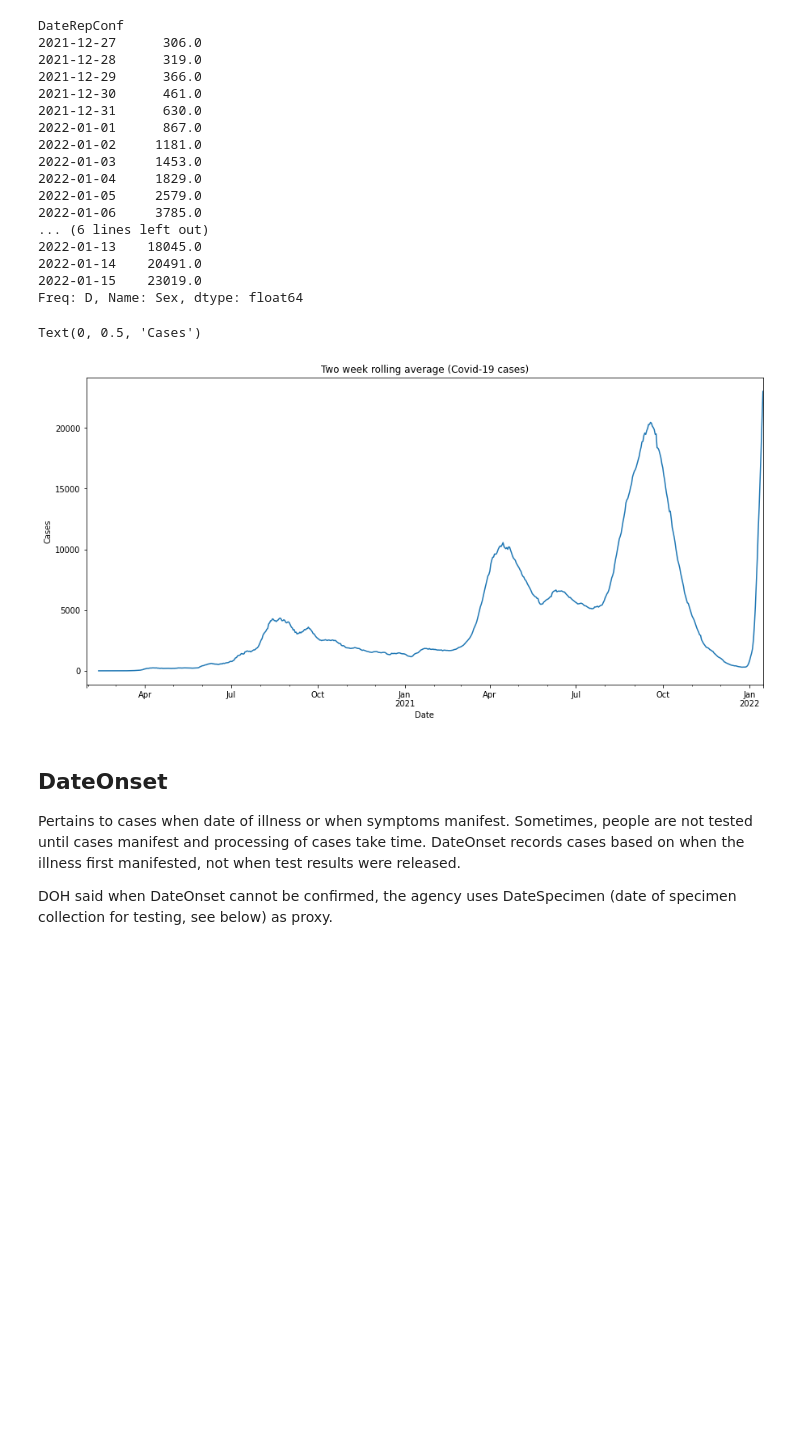
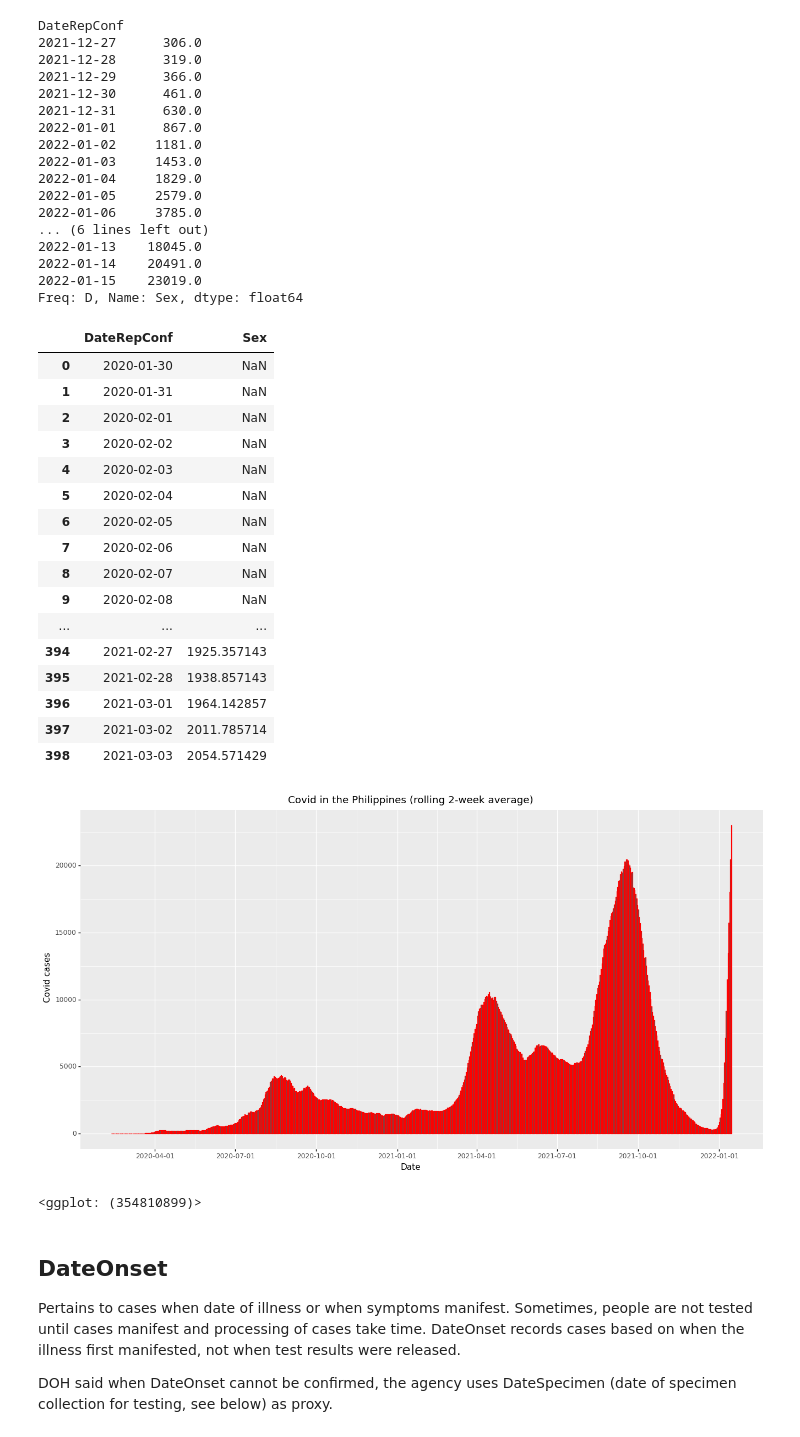
Before and after one commit to pmagtulis/covid-ph, a Jupyter notebook: covid-philippines.ipynb, the cells around one changed output. Cells and saved outputs as stored; diff of their text form; code cells hidden in the pictures; blank space fills up the shorter version.

```diff
--- a/covid-philippines.ipynb
+++ b/covid-philippines.ipynb
@@ -180,12 +181,36 @@ DateRepConf
 2022-01-15    23019.0
 Freq: D, Name: Sex, dtype: float64
 # %%
-ax = df.resample('D', on='DateRepConf').Sex.count().rolling(14).mean().plot(title='Two week rolling average (Covid-19 cases)', figsize = (15, 7))
-ax.set_xlabel("Date")
-ax.set_ylabel("Cases")
+case_roll = df.resample('D', on='DateRepConf').Sex.count().rolling(14).mean().to_frame().reset_index()
+case_roll
 # %% [output]
-Text(0, 0.5, 'Cases')
-[figure, removed]
+|  | DateRepConf | Sex |
+| 0 | 2020-01-30 | NaN |
+| 1 | 2020-01-31 | NaN |
+| 2 | 2020-02-01 | NaN |
+| 3 | 2020-02-02 | NaN |
+| 4 | 2020-02-03 | NaN |
+| 5 | 2020-02-04 | NaN |
+| 6 | 2020-02-05 | NaN |
+| 7 | 2020-02-06 | NaN |
+| 8 | 2020-02-07 | NaN |
+| 9 | 2020-02-08 | NaN |
+| ... | ... | ... |
+| 394 | 2021-02-27 | 1925.357143 |
+| 395 | 2021-02-28 | 1938.857143 |
+| 396 | 2021-03-01 | 1964.142857 |
+| 397 | 2021-03-02 | 2011.785714 |
+| 398 | 2021-03-03 | 2054.571429 |
+# %%
+(
+    ggplot(case_roll, aes('DateRepConf', 'Sex')) +
+           geom_col(color="red") +
+           theme(figure_size=(16,8)) +
+           labs(x= "Date", y="Covid cases", title="Covid in the Philippines (rolling 2-week average)")
+)
+# %% [output]
+[figure, added]
+<ggplot: (354810899)>
 # %% [markdown]
 ## DateOnset
 
```
Also changed, not shown: parts of 26 cells of this notebook.
